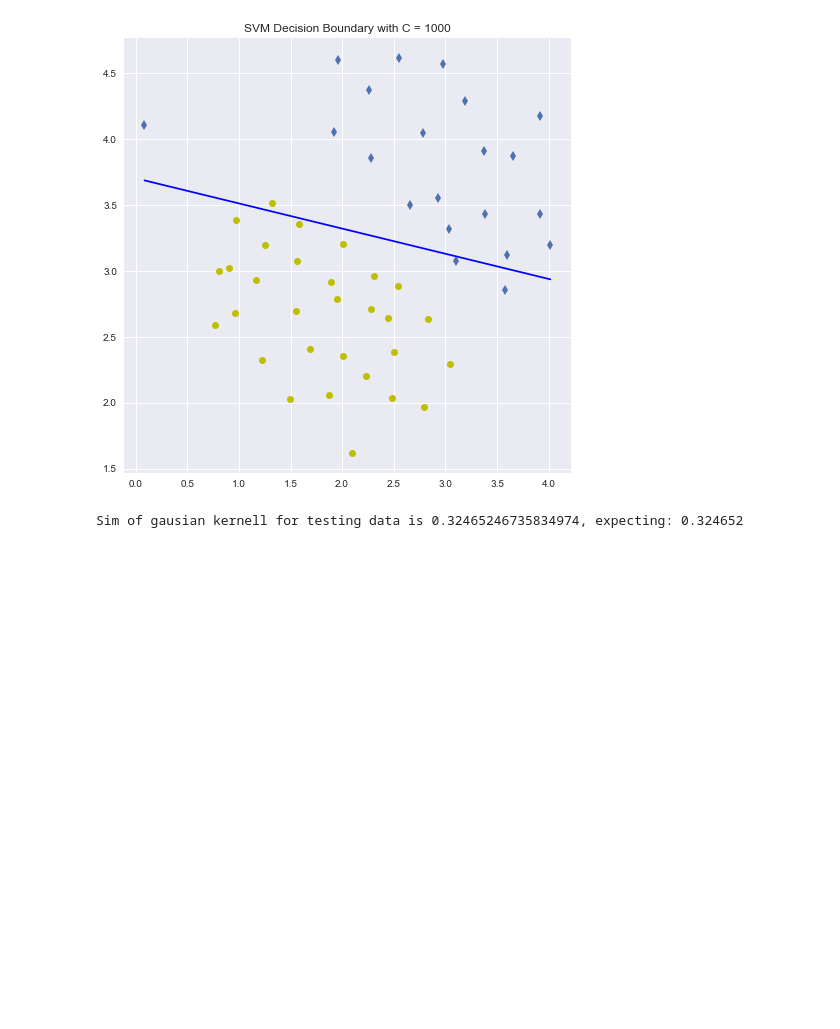
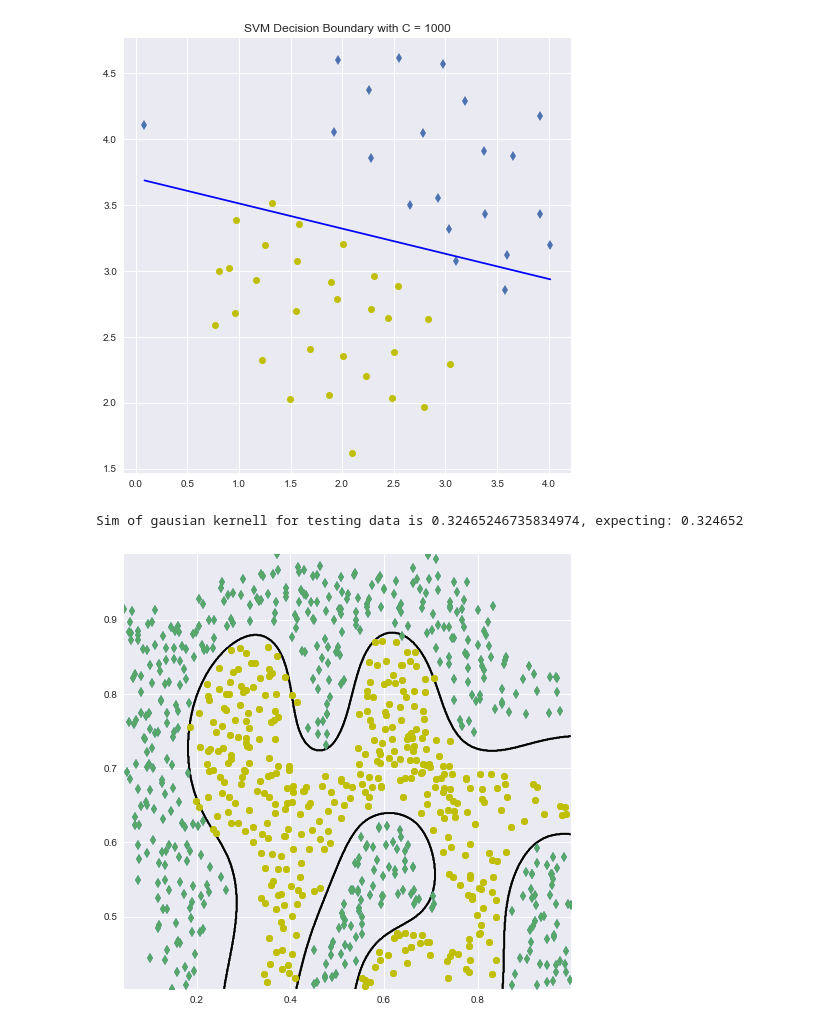
Before and after one commit to matkalinowski/ML-AndrewNg, a Jupyter notebook: ex6/Programming Exercise 6 Support Vector Machines.ipynb, the cells around one changed output. Cells and saved outputs as stored; diff of their text form; code cells hidden in the pictures; blank space fills up the shorter version.

```diff
--- a/ex6/Programming Exercise 6 Support Vector Machines.ipynb
+++ b/ex6/Programming Exercise 6 Support Vector Machines.ipynb
@@ -120,3 +96,42 @@ np.testing.assert_almost_equal(sim, EXPECTED_GAUSIAN_KERNEL_SIM, decimal=6)
 print(f'Sim of gausian kernell for testing data is {sim}, expecting: {EXPECTED_GAUSIAN_KERNEL_SIM}')
 # %% [output]
 Sim of gausian kernell for testing data is 0.32465246735834974, expecting: 0.324652
+# %%
+def visualizeBoundary(X, y, model, ax):
+    """plots a non-linear decision boundary learned by the
+    SVM and overlays the data on it"""
+
+# Plot the training data on top of the boundary
+    plotData(X, y, ax)
+
+    # Make classification predictions over a grid of values
+    x1plot = np.linspace(min(X[:,0]), max(X[:,0]), X.shape[0]).T
+    x2plot = np.linspace(min(X[:,1]), max(X[:,1]), X.shape[0]).T
+    X1, X2 = np.meshgrid(x1plot, x2plot)
+    vals = np.zeros(X1.shape)
+
+    for i in range(X1.shape[1]):
+        this_X = np.column_stack((X1[:, i], X2[:, i]))
+        vals[:, i] = model.predict(this_X)
+
+    # Plot the SVM boundary
+#     contour(X1, X2, vals, [0 0], 'Color', 'b')
+    plt.contour(X1, X2, vals)
+# %%
+data = scipy.io.loadmat('grader/ex6data2.mat')
+X = data['X']
+y = data['y'].flatten()
+
+# Plot training data
+fig, ax = plt.subplots(figsize=[8,8])
+plotData(X, y, ax)
+
+C = 1
+sigma = 0.1
+gamma = 1.0 / (2.0 * sigma ** 2)
+clf = svm.SVC(C=C, kernel='rbf', tol=1e-3, max_iter=200, gamma=gamma)
+model = clf.fit(X, y)
+
+visualizeBoundary(X, y, model, ax)
+# %% [output]
+[figure, added]
```
Also changed, not shown: parts of 8 cells of this notebook, 2 other files.
